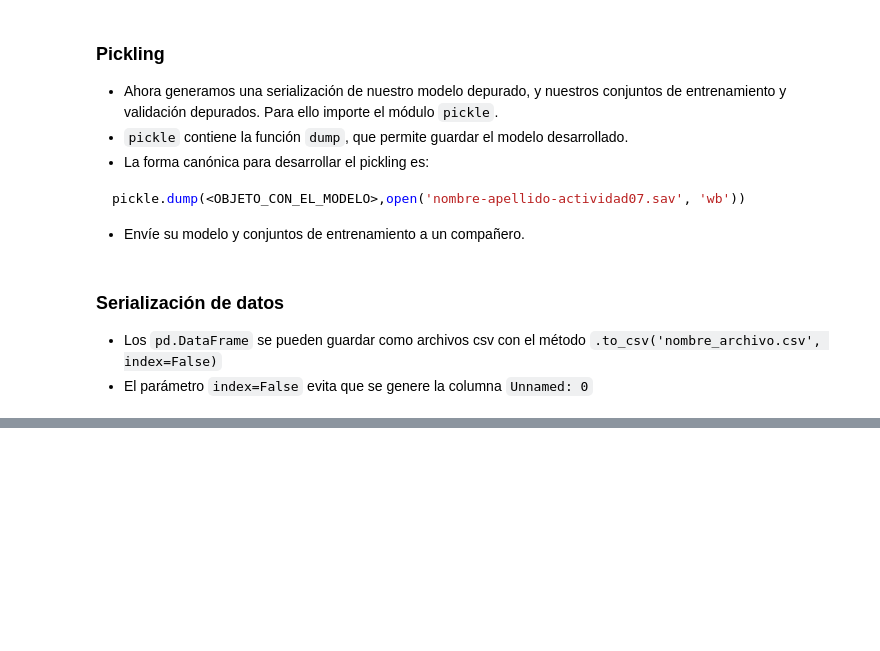
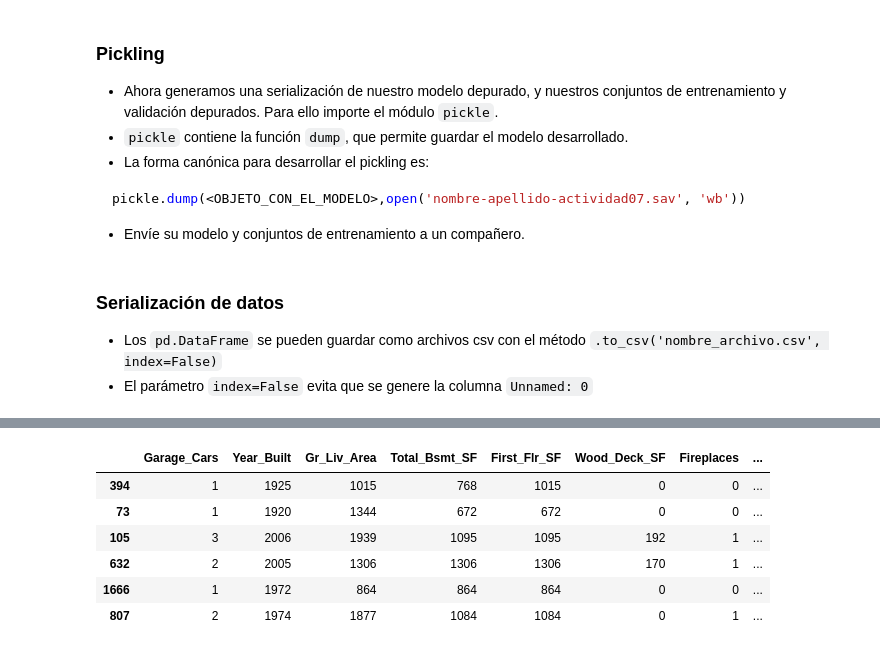
Before and after one commit to Denniels/Machine_Learning, a Jupyter notebook: Algoritmos_de_Ensamble/Desafío Guiado - Árboles de Regresión.ipynb, the cells around one changed output, grey strips where cells are left out. Drawn from its saved outputs; the diff is of its cells as text; code cells hidden in the pictures; blank space fills up the shorter version.

```diff
--- a/Algoritmos_de_Ensamble/Desafío Guiado - Árboles de Regresión.ipynb
+++ b/Algoritmos_de_Ensamble/Desafío Guiado - Árboles de Regresión.ipynb
@@ -222,0 +241,10 @@ X_train
+# %%
+pd_out_train.sample(6, random_state = 15820)
+# %% [output]
+|  | Garage_Cars | Year_Built | Gr_Liv_Area | Total_Bsmt_SF | First_Flr_SF | Wood_Deck_SF | Fireplaces | ... |
+| 394 | 1 | 1925 | 1015 | 768 | 1015 | 0 | 0 | ... |
+| 73 | 1 | 1920 | 1344 | 672 | 672 | 0 | 0 | ... |
+| 105 | 3 | 2006 | 1939 | 1095 | 1095 | 192 | 1 | ... |
+| 632 | 2 | 2005 | 1306 | 1306 | 1306 | 170 | 1 | ... |
+| 1666 | 1 | 1972 | 864 | 864 | 864 | 0 | 0 | ... |
+| 807 | 2 | 1974 | 1877 | 1084 | 1084 | 0 | 1 | ... |
```
Also changed, not shown: parts of 7 cells of this notebook, 4 other files.
